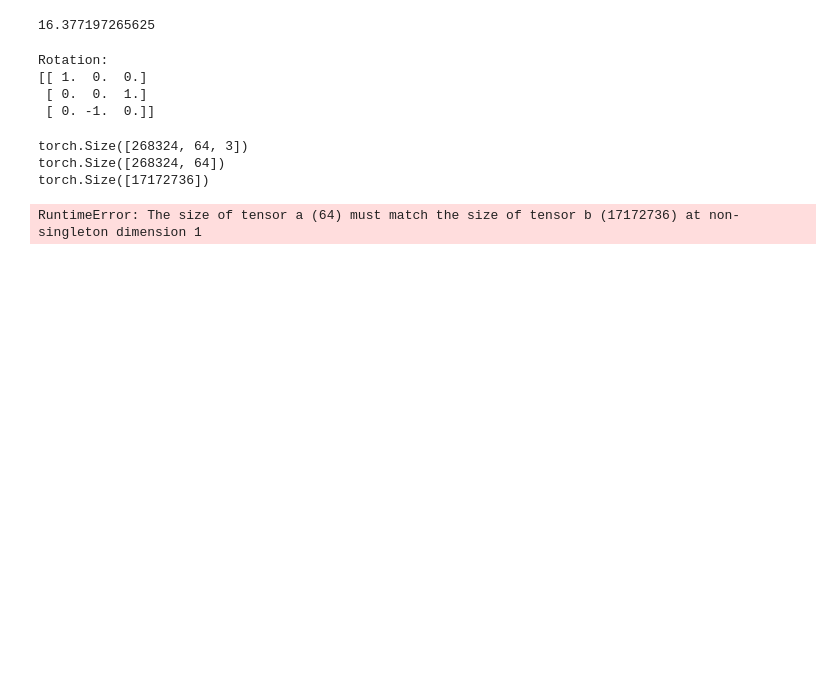
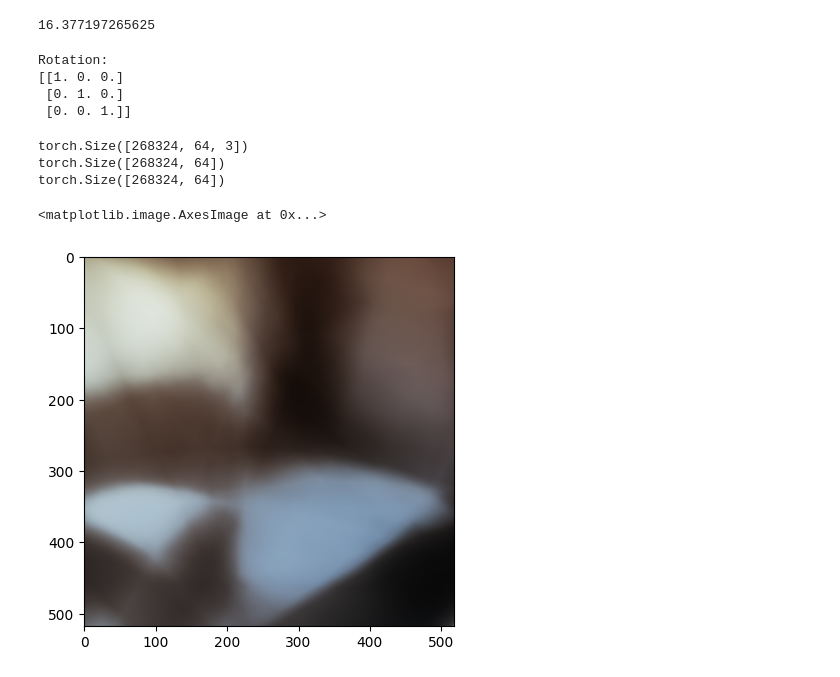
Before and after one commit to piyushmundhra/AutoNeRF, a Jupyter notebook: nerf.ipynb, the cells around one changed output. Cells and saved outputs as stored; diff of their text form; code cells hidden in the pictures; blank space fills up the shorter version.

Commit message:
inference bug fix
depths had a size mismatch issue.
also added docstrings

```diff
--- a/nerf.ipynb
+++ b/nerf.ipynb
@@ -100,18 +100,20 @@ nerf_model = torch.load("./nerf_model.pt")
 # %%
 reload(nerf)
 reload(slam)
-data = slam.inference_preprocessor(position=np.array([0,0,0]), direction=np.array([0,1,0]))
+data = slam.inference_preprocessor(position=np.array([0,0,0]), direction=np.array([0,0,1]))
 inference_dataloader = DataLoader(data, 2**14, shuffle=False)
 # %% [output]
 Rotation:
-[[ 1.  0.  0.]
- [ 0.  0.  1.]
- [ 0. -1.  0.]]
+[[1. 0. 0.]
+ [0. 1. 0.]
+ [0. 0. 1.]]
 # %%
+reload(nerf)
 img = nerf.infer(model=nerf_model, data_loader=inference_dataloader)
 plt.imshow(img)
 # %% [output]
 torch.Size([268324, 64, 3])
 torch.Size([268324, 64])
-torch.Size([17172736])
+torch.Size([268324, 64])
-RuntimeError: The size of tensor a (64) must match the size of tensor b (17172736) at non-singleton dimension 1
+<matplotlib.image.AxesImage at 0x...>
+[figure, added]
```
Also changed, not shown: 2 other files.
